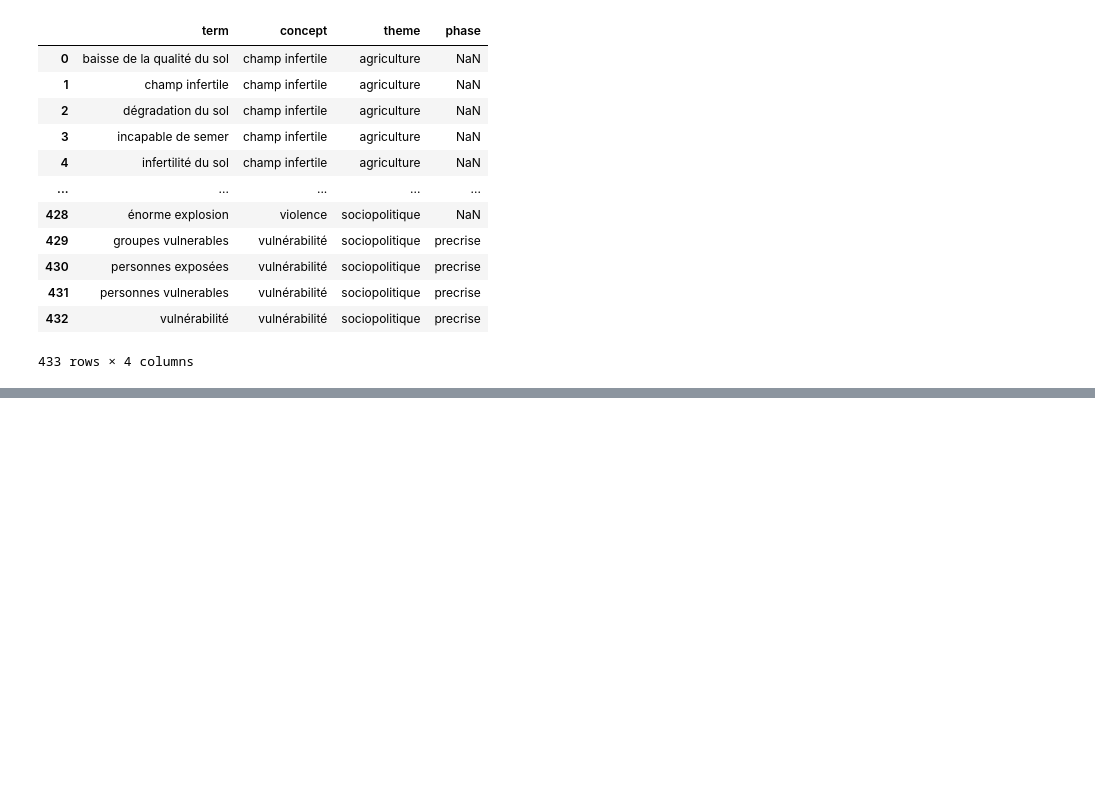
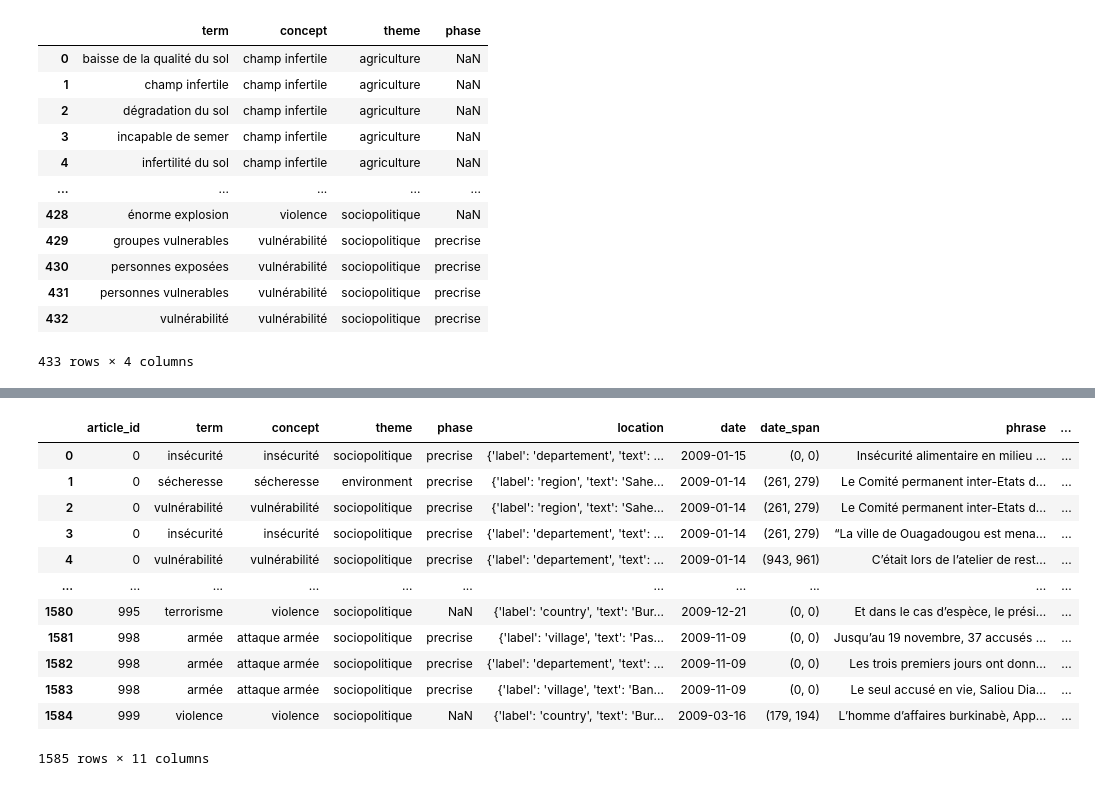
Before and after one commit to CharlemagneBrain/STKG-FS, a Jupyter notebook: Triplet_Formation/Triplet_Algo.ipynb, the cells around one changed output, grey strips where cells are left out. Cells and saved outputs as stored; diff of their text form; code cells hidden in the pictures; blank space fills up the shorter version.

```diff
--- a/Triplet_Formation/Triplet_Algo.ipynb
+++ b/Triplet_Formation/Triplet_Algo.ipynb
@@ -617,3 +624,21 @@ def process_reconstructed_articles(reconstruct_df: pd.DataFrame, lexique_df: pd.
                         results.append(result_entry)
 
     return pd.DataFrame(results)
+# %%
+resultats_new_df = process_reconstructed_articles(reconstruct_df_new, lexique_corrected)
+# %%
+resultats_new_df
+# %% [output]
+|  | article_id | term | concept | theme | phase | location | date | date_span | phrase | ... |
+| 0 | 0 | insécurité | insécurité | sociopolitique | precrise | {'label': 'departement', 'text': ... | 2009-01-15 | (0, 0) | Insécurité alimentaire en milieu ... | ... |
+| 1 | 0 | sécheresse | sécheresse | environment | precrise | {'label': 'region', 'text': 'Sahe... | 2009-01-14 | (261, 279) | Le Comité permanent inter-Etats d... | ... |
+| 2 | 0 | vulnérabilité | vulnérabilité | sociopolitique | precrise | {'label': 'region', 'text': 'Sahe... | 2009-01-14 | (261, 279) | Le Comité permanent inter-Etats d... | ... |
+| 3 | 0 | insécurité | insécurité | sociopolitique | precrise | {'label': 'departement', 'text': ... | 2009-01-14 | (261, 279) | “La ville de Ouagadougou est mena... | ... |
+| 4 | 0 | vulnérabilité | vulnérabilité | sociopolitique | precrise | {'label': 'departement', 'text': ... | 2009-01-14 | (943, 961) | C’était lors de l’atelier de rest... | ... |
+| ... | ... | ... | ... | ... | ... | ... | ... | ... | ... | ... |
+| 1580 | 995 | terrorisme | violence | sociopolitique | NaN | {'label': 'country', 'text': 'Bur... | 2009-12-21 | (0, 0) | Et dans le cas d’espèce, le prési... | ... |
+| 1581 | 998 | armée | attaque armée | sociopolitique | precrise | {'label': 'village', 'text': 'Pas... | 2009-11-09 | (0, 0) | Jusqu’au 19 novembre, 37 accusés ... | ... |
+| 1582 | 998 | armée | attaque armée | sociopolitique | precrise | {'label': 'departement', 'text': ... | 2009-11-09 | (0, 0) | Les trois premiers jours ont donn... | ... |
+| 1583 | 998 | armée | attaque armée | sociopolitique | precrise | {'label': 'village', 'text': 'Ban... | 2009-11-09 | (0, 0) | Le seul accusé en vie, Saliou Dia... | ... |
+| 1584 | 999 | violence | violence | sociopolitique | NaN | {'label': 'country', 'text': 'Bur... | 2009-03-16 | (179, 194) | L’homme d’affaires burkinabè, App... | ... |
+1585 rows × 11 columns
```
Also changed, not shown: parts of 3 cells of this notebook, 1 other file.
